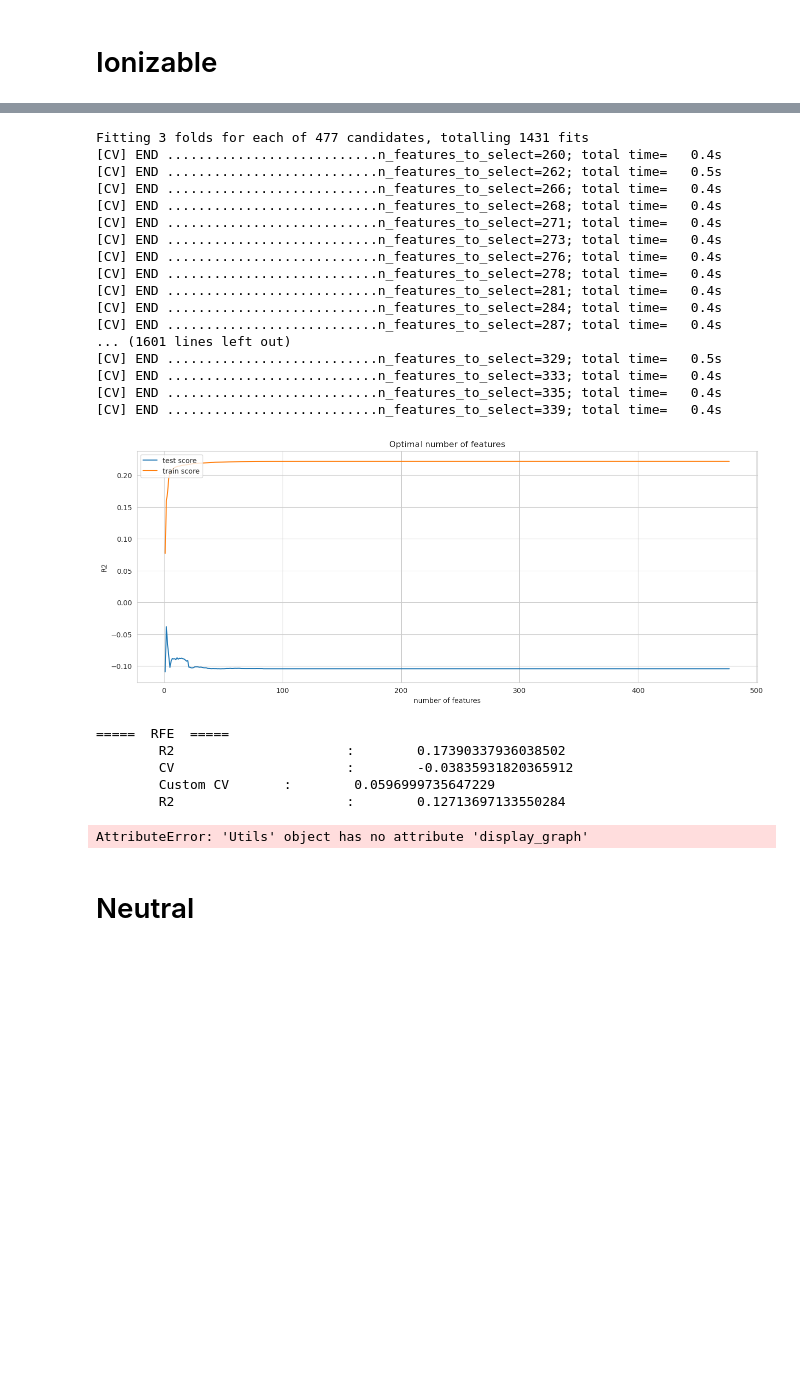
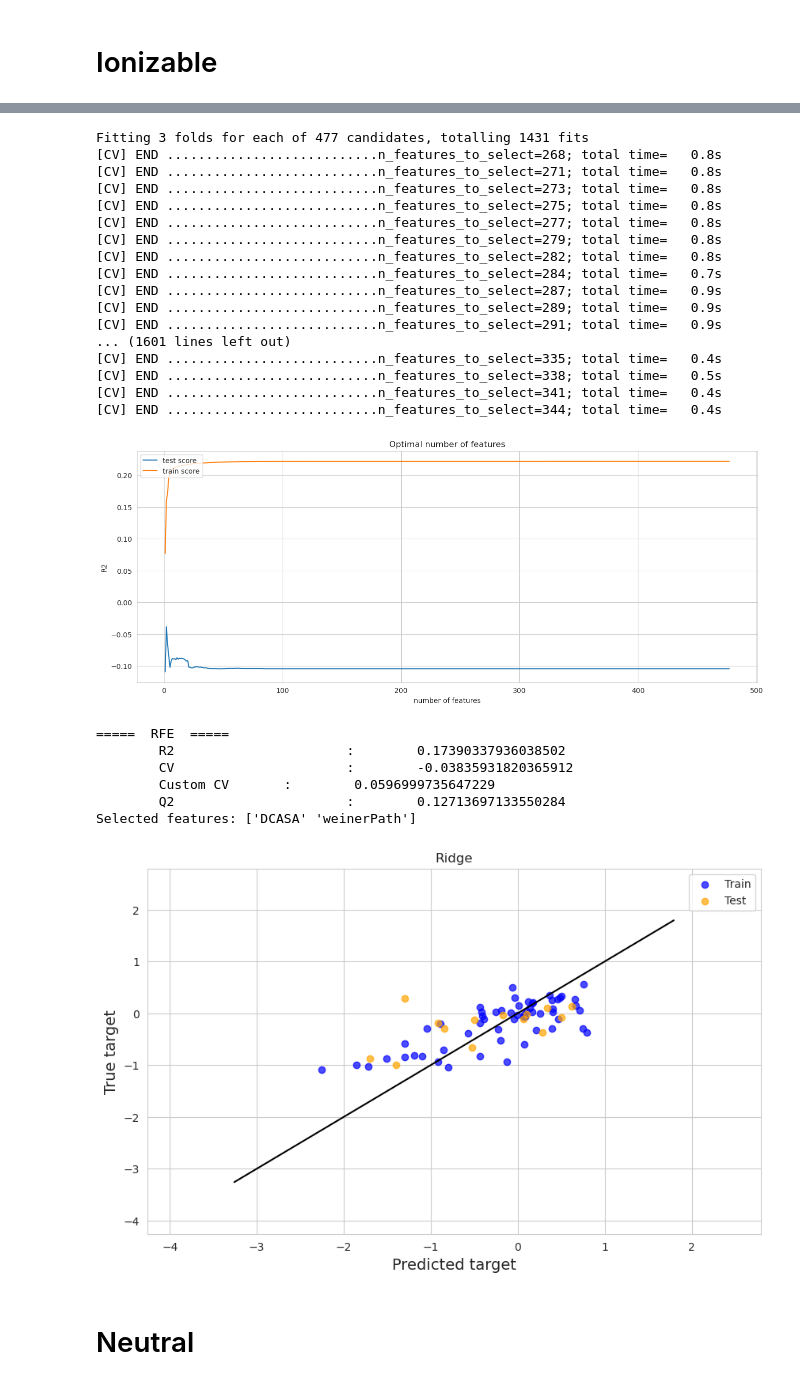
Before and after one commit to tahiri-lab/QSAR, a Jupyter notebook: code/models/ridge_v2.ipynb, the cells around one changed output, grey strips where cells are left out. Cells and saved outputs as stored; diff of their text form; code cells hidden in the pictures; blank space fills up the shorter version.

```diff
--- a/code/models/ridge_v2.ipynb
+++ b/code/models/ridge_v2.ipynb
@@ -275,41 +279,44 @@ plt.show()
 test_utils.display_score(best_rfe,
                          X_ionizable_train, y_ionizable_train,
                          X_ionizable_test, y_ionizable_test)
+
+print("Selected features:", best_rfe.get_feature_names_out())
 # %% [output]
 Fitting 3 folds for each of 477 candidates, totalling 1431 fits
-[CV] END ...........................n_features_to_select=260; total time=   0.4s
-[CV] END ...........................n_features_to_select=262; total time=   0.5s
-[CV] END ...........................n_features_to_select=266; total time=   0.4s
-[CV] END ...........................n_features_to_select=268; total time=   0.4s
-[CV] END ...........................n_features_to_select=271; total time=   0.4s
-[CV] END ...........................n_features_to_select=273; total time=   0.4s
-[CV] END ...........................n_features_to_select=276; total time=   0.4s
-[CV] END ...........................n_features_to_select=278; total time=   0.4s
-[CV] END ...........................n_features_to_select=281; total time=   0.4s
-[CV] END ...........................n_features_to_select=284; total time=   0.4s
-[CV] END ...........................n_features_to_select=287; total time=   0.4s
+[CV] END ...........................n_features_to_select=268; total time=   0.8s
+[CV] END ...........................n_features_to_select=271; total time=   0.8s
+[CV] END ...........................n_features_to_select=273; total time=   0.8s
+[CV] END ...........................n_features_to_select=275; total time=   0.8s
+[CV] END ...........................n_features_to_select=277; total time=   0.8s
+[CV] END ...........................n_features_to_select=279; total time=   0.8s
+[CV] END ...........................n_features_to_select=282; total time=   0.8s
+[CV] END ...........................n_features_to_select=284; total time=   0.7s
+[CV] END ...........................n_features_to_select=287; total time=   0.9s
+[CV] END ...........................n_features_to_select=289; total time=   0.9s
+[CV] END ...........................n_features_to_select=291; total time=   0.9s
 ... (1601 lines left out)
-[CV] END ...........................n_features_to_select=329; total time=   0.5s
-[CV] END ...........................n_features_to_select=333; total time=   0.4s
 [CV] END ...........................n_features_to_select=335; total time=   0.4s
-[CV] END ...........................n_features_to_select=339; total time=   0.4s
+[CV] END ...........................n_features_to_select=338; total time=   0.5s
+[CV] END ...........................n_features_to_select=341; total time=   0.4s
+[CV] END ...........................n_features_to_select=344; total time=   0.4s
 [figure]
 =====  RFE  =====
         R2                      :        0.17390337936038502
         CV                      :        -0.03835931820365912
         Custom CV       :        0.0596999735647229
-        R2                      :        0.12713697133550284
+        Q2                      :        0.12713697133550284
+Selected features: ['DCASA' 'weinerPath']
 # %%
 
 # display(plot_optimization_history(study))
 
-rr = Ridge(**{'alpha': 117191.74850379501, 'solver': 'lsqr'}).fit(X_ionizable_train, y_ionizable_train)
+rr = Ridge(**({'alpha': 23051583.217470333, 'solver': 'sparse_cg'})).fit(X_ionizable_train, y_ionizable_train)
 y_ionizable_train_pred = rr.predict(X_ionizable_train)
 y_ionizable_test_pred = rr.predict(X_ionizable_test)
 
 test_utils.display_graph(rr, X_ionizable_train, X_ionizable_test, y_ionizable_train, y_ionizable_test)
 # %% [output]
-AttributeError: 'Utils' object has no attribute 'display_graph'
+[figure, added]
 # %% [markdown]
 # Neutral
 # %%
```
Also changed, not shown: parts of 11 cells of this notebook, 1 other file.
